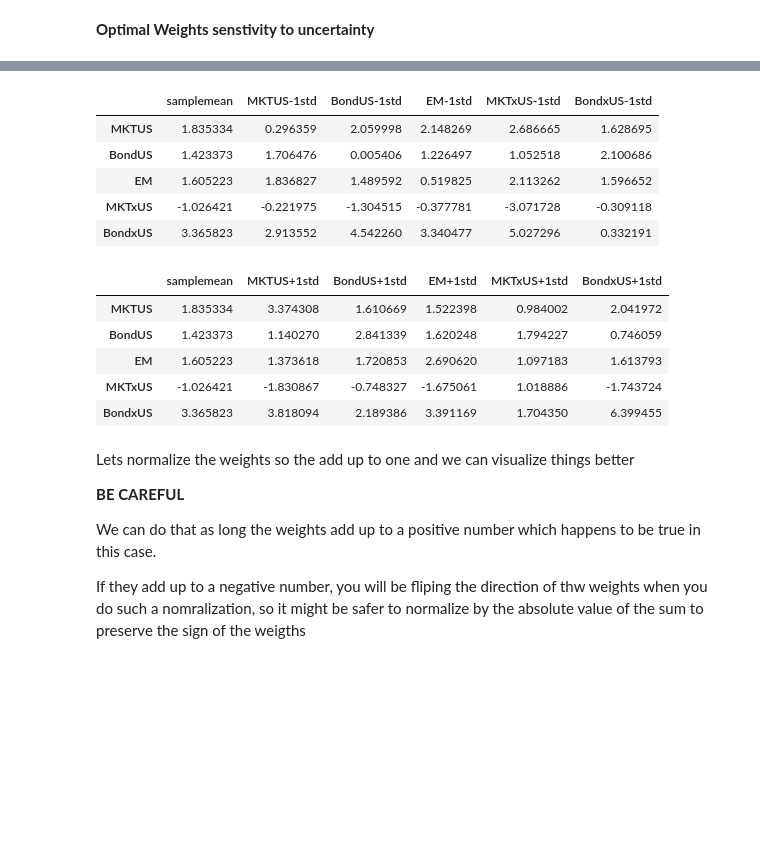
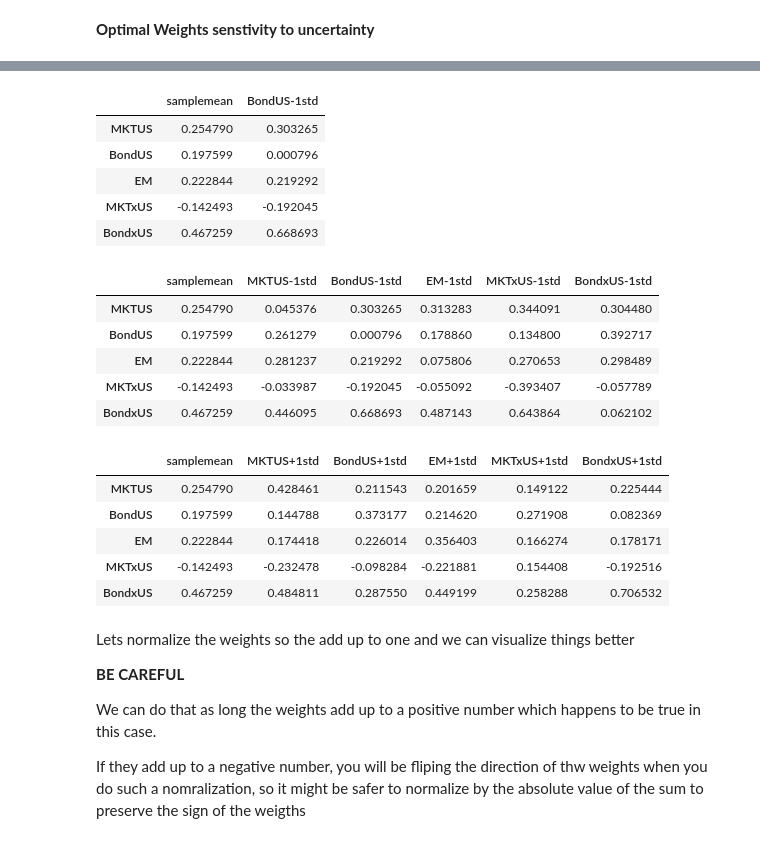
Before and after one commit to amoreira2/Lectures, a Jupyter notebook: chapters/Finance/EstimationUncertainty.ipynb, the cells around one changed output, grey strips where cells are left out. Cells and saved outputs as stored; diff of their text form; code cells hidden in the pictures; blank space fills up the shorter version.

```diff
--- a/chapters/Finance/EstimationUncertainty.ipynb
+++ b/chapters/Finance/EstimationUncertainty.ipynb
@@ -253,3 +266,12 @@ Wmve
+# %%
+Wmve/Wmve.sum().abs()
+# %% [output]
+|  | samplemean | BondUS-1std |
+| MKTUS | 0.254790 | 0.303265 |
+| BondUS | 0.197599 | 0.000796 |
+| EM | 0.222844 | 0.219292 |
+| MKTxUS | -0.142493 | -0.192045 |
+| BondxUS | 0.467259 | 0.668693 |
 # %%
 # lets now loop though all assets
 Wmve=pd.DataFrame([],index=Re.columns)
@@ -257,7 +279,7 @@ Wmve=pd.DataFrame([],index=Re.columns)
 ERe=Re.mean()
 CovRe=Re.cov()
 T=Re.shape[0]
-ERemsig=Ere.copy()
+ERemsig=ERe.copy()
 pertubation=1
 for asset in Re.columns:
 
@@ -266,7 +288,7 @@ for asset in Re.columns:
     # It is essential that I reinnitalize this vector of expected returns at the average value, otherwise as I more though
     # the floor loop I would not be changing one asset at a time, but instead I woudl be doing cumulative changes
     # because the earlier pertubations would stay in the vector
-    ERemsig=Ere.copy()
+    ERemsig=ERe.copy()
     ERemsig[asset]=mu-pertubation*musigma
 
     # mve for sample mean
@@ -277,11 +299,11 @@ Wmve_minus=Wmve.copy()
 Wmve_minus
 # %% [output]
 |  | samplemean | MKTUS-1std | BondUS-1std | EM-1std | MKTxUS-1std | BondxUS-1std |
-| MKTUS | 1.835334 | 0.296359 | 2.059998 | 2.148269 | 2.686665 | 1.628695 |
-| BondUS | 1.423373 | 1.706476 | 0.005406 | 1.226497 | 1.052518 | 2.100686 |
-| EM | 1.605223 | 1.836827 | 1.489592 | 0.519825 | 2.113262 | 1.596652 |
-| MKTxUS | -1.026421 | -0.221975 | -1.304515 | -0.377781 | -3.071728 | -0.309118 |
-| BondxUS | 3.365823 | 2.913552 | 4.542260 | 3.340477 | 5.027296 | 0.332191 |
+| MKTUS | 0.254790 | 0.045376 | 0.303265 | 0.313283 | 0.344091 | 0.304480 |
+| BondUS | 0.197599 | 0.261279 | 0.000796 | 0.178860 | 0.134800 | 0.392717 |
+| EM | 0.222844 | 0.281237 | 0.219292 | 0.075806 | 0.270653 | 0.298489 |
+| MKTxUS | -0.142493 | -0.033987 | -0.192045 | -0.055092 | -0.393407 | -0.057789 |
+| BondxUS | 0.467259 | 0.446095 | 0.668693 | 0.487143 | 0.643864 | 0.062102 |
 # %%
 # we can also pertubate in the other direction
 
@@ -293,7 +315,7 @@ T=Re.shape[0]
 
 pertubation=1
 for asset in Re.columns:
-    ERemsig=Ere.copy()
+    ERemsig=ERe.copy()
     mu=Re[asset].mean()
     musigma=Re[asset].std()/T**0.5
     #I cnahged the minus to plus in the line below
@@ -307,11 +329,11 @@ Wmve_plus=Wmve.copy()
 Wmve_plus
 # %% [output]
 |  | samplemean | MKTUS+1std | BondUS+1std | EM+1std | MKTxUS+1std | BondxUS+1std |
-| MKTUS | 1.835334 | 3.374308 | 1.610669 | 1.522398 | 0.984002 | 2.041972 |
-| BondUS | 1.423373 | 1.140270 | 2.841339 | 1.620248 | 1.794227 | 0.746059 |
-| EM | 1.605223 | 1.373618 | 1.720853 | 2.690620 | 1.097183 | 1.613793 |
-| MKTxUS | -1.026421 | -1.830867 | -0.748327 | -1.675061 | 1.018886 | -1.743724 |
-| BondxUS | 3.365823 | 3.818094 | 2.189386 | 3.391169 | 1.704350 | 6.399455 |
+| MKTUS | 0.254790 | 0.428461 | 0.211543 | 0.201659 | 0.149122 | 0.225444 |
+| BondUS | 0.197599 | 0.144788 | 0.373177 | 0.214620 | 0.271908 | 0.082369 |
+| EM | 0.222844 | 0.174418 | 0.226014 | 0.356403 | 0.166274 | 0.178171 |
+| MKTxUS | -0.142493 | -0.232478 | -0.098284 | -0.221881 | 0.154408 | -0.192516 |
+| BondxUS | 0.467259 | 0.484811 | 0.287550 | 0.449199 | 0.258288 | 0.706532 |
 # %% [markdown]
 Lets normalize the weights so the add up to one and we can visualize things better
 
```
Also changed, not shown: parts of 13 cells of this notebook.
